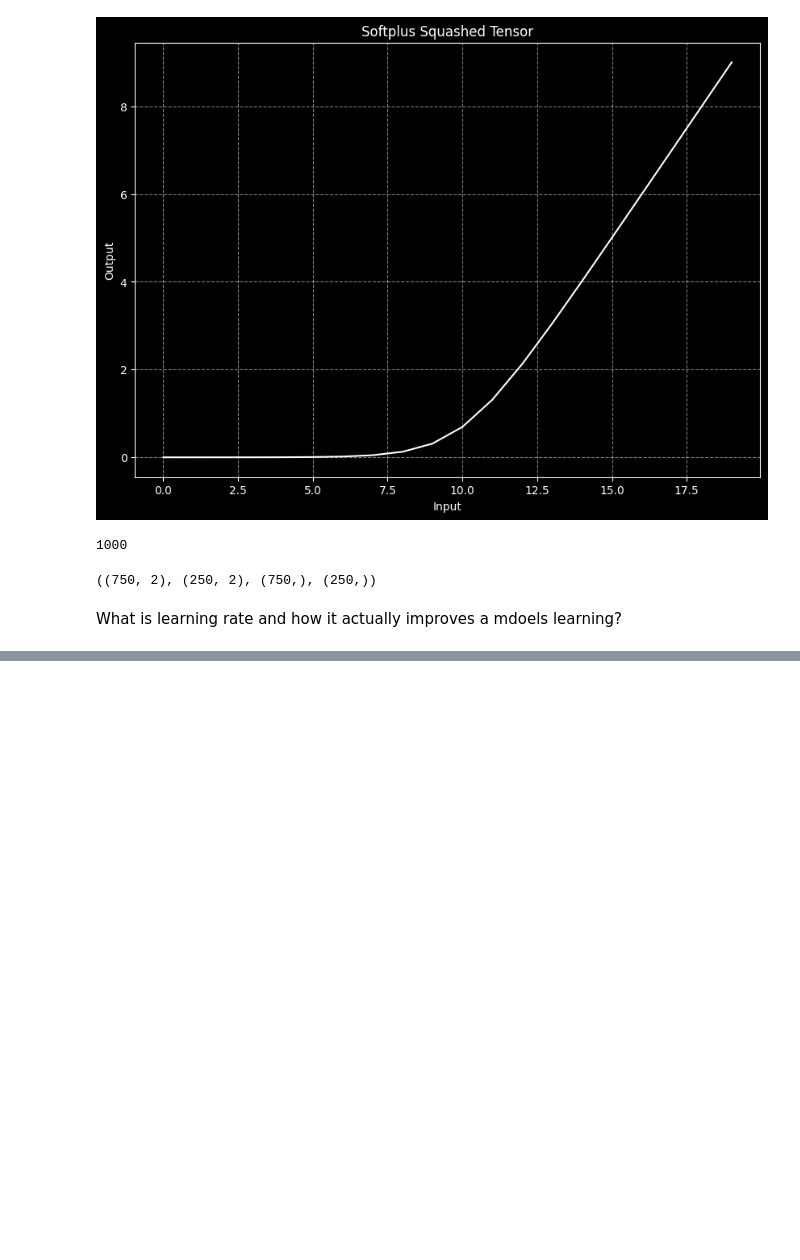
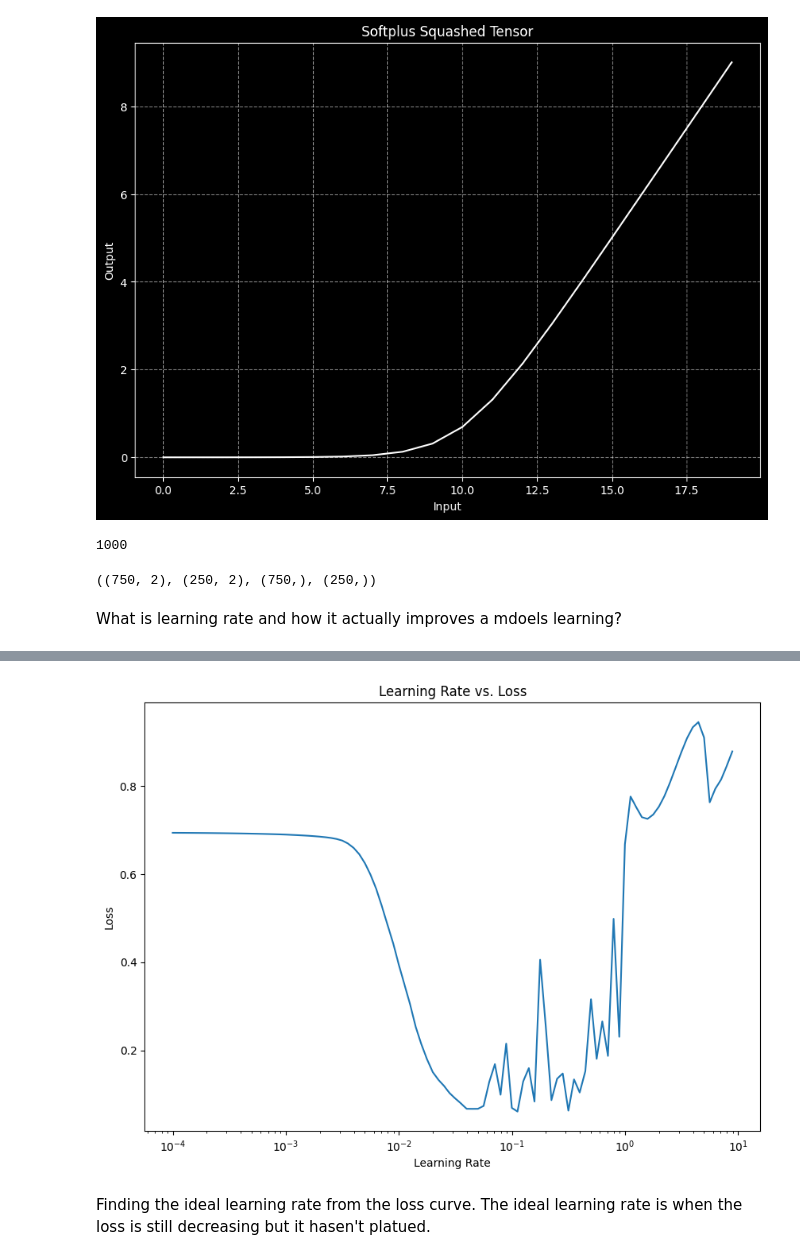
Before and after one commit to Sayantan615/Practice-Code, a Jupyter notebook: Tensorflow Labs/tensorflow_classification.ipynb, the cells around one changed output, grey strips where cells are left out. Drawn from its saved outputs; the diff is of its cells as text; code cells hidden in the pictures; blank space fills up the shorter version.

```diff
--- a/Tensorflow Labs/tensorflow_classification.ipynb
+++ b/Tensorflow Labs/tensorflow_classification.ipynb
@@ -466,0 +518,13 @@ plot_decision_boundary(final_model, X_test, y_test)
+# %%
+# plot the learning rate versus the loss
+lrs = 1e-4 * (10 ** (tf.range(100)/20))
+plt.figure(figsize=(10, 7))
+plt.semilogx(lrs, history_9.history["loss"])
+plt.xlabel("Learning Rate")
+plt.ylabel("Loss")
+plt.title("Learning Rate vs. Loss")
+plt.show()
+# %% [output]
+[figure, added]
+# %% [markdown]
+Finding the ideal learning rate from the loss curve. The ideal learning rate is when the loss is still decreasing but it hasen't platued.
```
Also changed, not shown: parts of 19 cells of this notebook.
